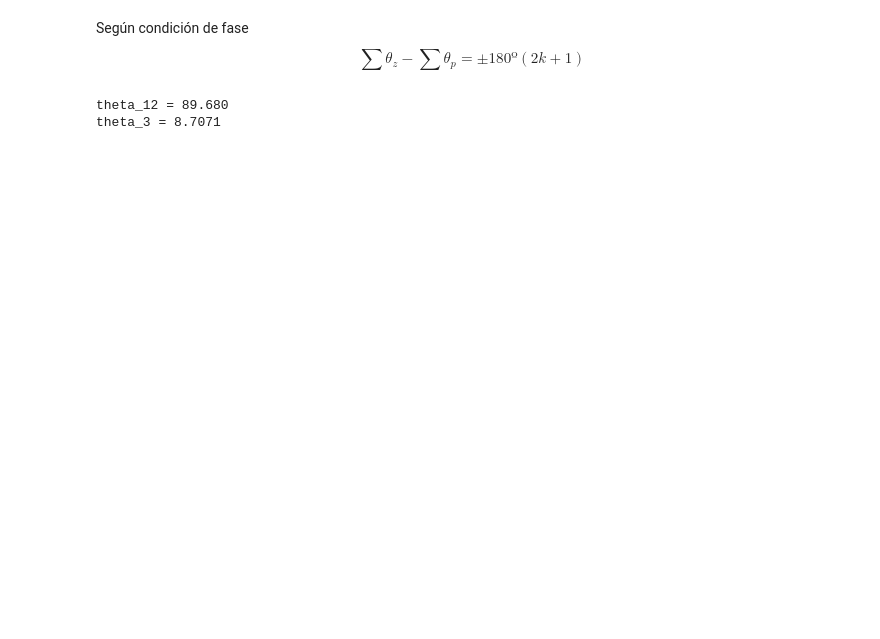
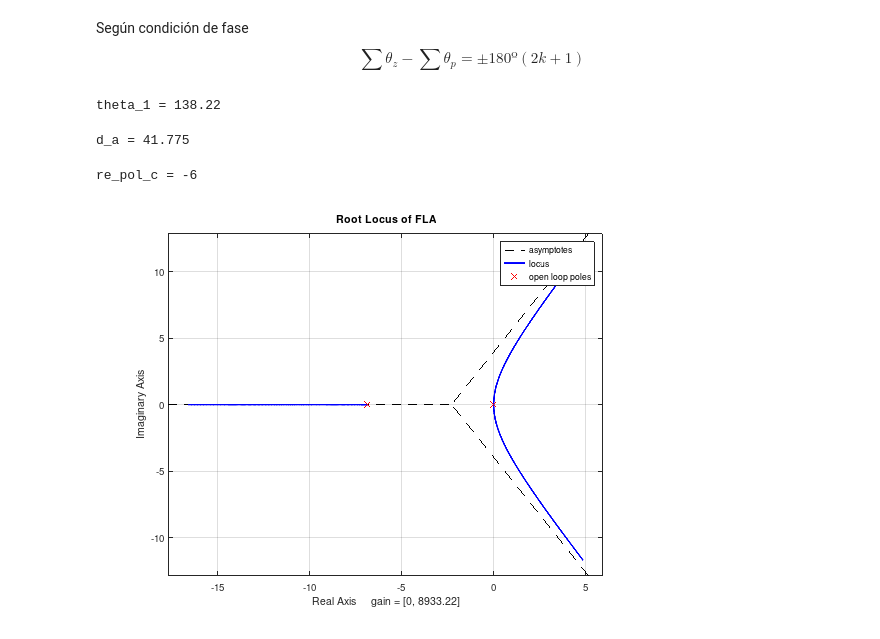
Before and after one commit to FGalvagno/altitude-control, a Jupyter notebook: notebook.ipynb, the cells around one changed output. Drawn from its saved outputs; the diff is of its cells as text; code cells hidden in the pictures; blank space fills up the shorter version.

```diff
--- a/notebook.ipynb
+++ b/notebook.ipynb
@@ -187,5 +187,3 @@ La función de lazo abierto del sistema, teniendo en cuenta la ganancia del sens
 $$
 FdT_{LA} = (s+1) * \frac{0.63}{s+6.85} * \frac{1}{2.12*s^{2}}  * 500
 $$
-# %%
-FLA = c*FLA*500
@@ -215,11 +205,19 @@ $$
 \sum{\theta_z} - \sum{\theta_p} = \pm 180º(2k+1)
 $$
 # %%
-# Calculamos el aporte por los polos en 0
-theta_12 = rad2deg(atan((180-atan((omega*sqrt(1-psita^2))/(psita*omega)))))
+# Calculamos el aporte un polo en 0
+theta_1 = 180 - rad2deg(atan(2.68/3))
 
-# Calculamos el aporte
-theta_3 = rad2deg(atan((omega*sqrt(1-psita^2))/(-psita*omega-p(1))))
+# Calculamos el aporte del polo en -6.85
+#theta_3 = rad2deg(atan(0.89/5.85))
 # %% [output]
-theta_12 = 89.680
-theta_3 = 8.7071
+theta_1 = 138.22
+# %%
+# Calculamos la deficiencia del ángulo
+d_a = 180 - theta_1
+# %% [output]
+d_a = 41.775
+# %%
+re_pol_c = (-3-2.68/tan(deg2rad(d_a)))
+# %% [output]
+re_pol_c = -6
@@ -225,0 +226,4 @@ theta_3 = 8.7071
+# %%
+rlocus(FLA)
+# %% [output]
+[figure, added]
```
Also changed, not shown: parts of 9 cells of this notebook, 2 other files.
